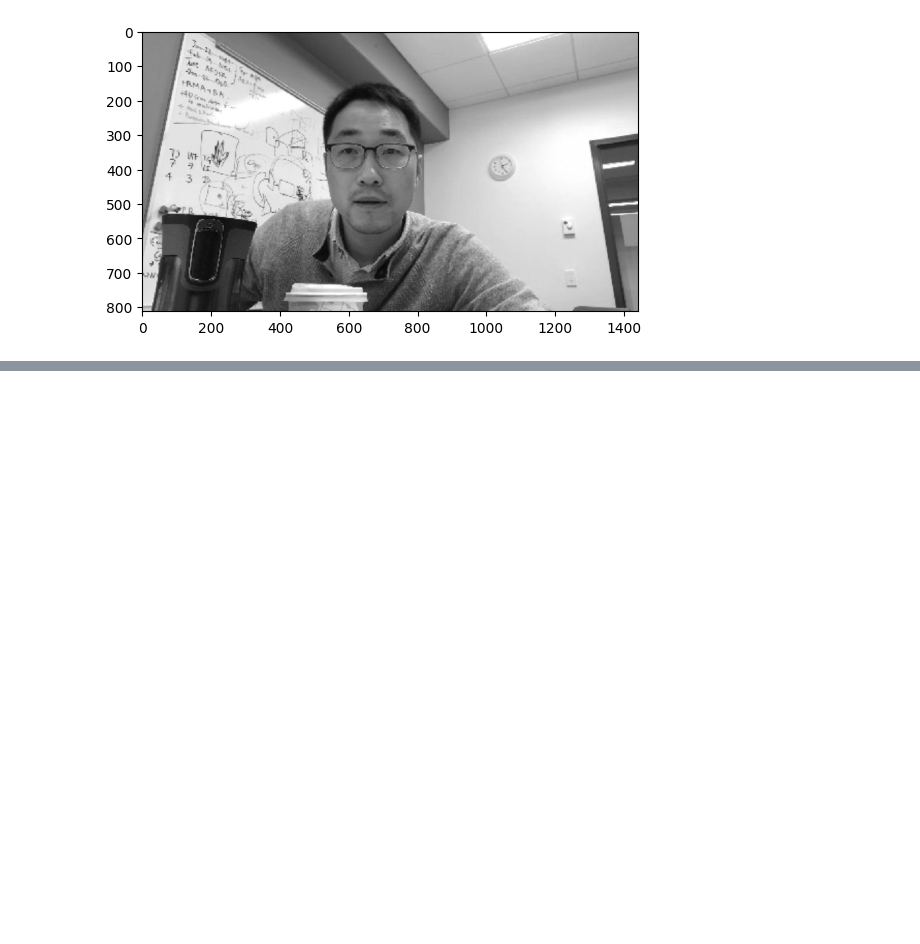
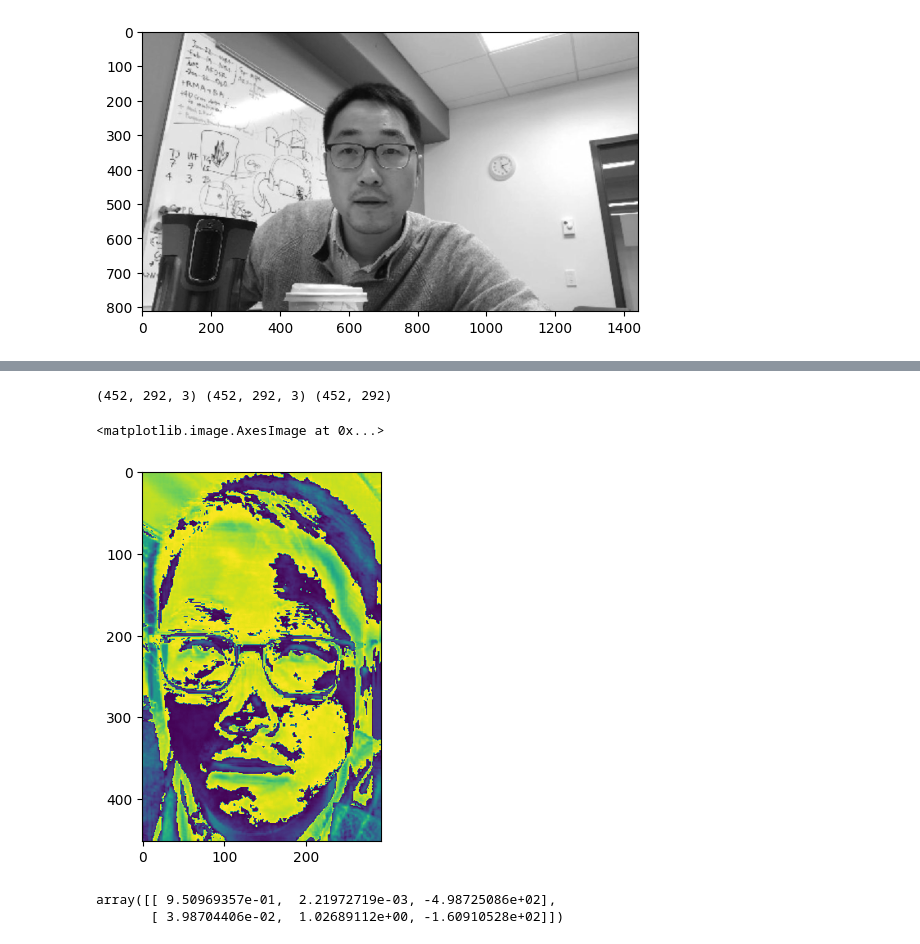
Before and after one commit to AlpriElse/Sandboxed, a Jupyter notebook: 2024-02_cv-toying/umn-cv-hw2.ipynb, the cells around one changed output, grey strips where cells are left out. Saved outputs shown, nothing was run; the diff lists cells and outputs as text; code cells hidden in the pictures; blank space fills up the shorter version.

```diff
--- a/2024-02_cv-toying/umn-cv-hw2.ipynb
+++ b/2024-02_cv-toying/umn-cv-hw2.ipynb
@@ -82,0 +109,13 @@ AttributeError: 'list' object has no attribute 'queryIdx'
+# %%
+error_img = np.abs(cv.cvtColor(transformed_image, cv.COLOR_BGR2GRAY) - template_gray)
+print(transformed_image.shape, template_img.shape, error_img.shape)
+plt.imshow(error_img)
+# %% [output]
+(452, 292, 3) (452, 292, 3) (452, 292)
+<matplotlib.image.AxesImage at 0x...>
+[figure, added]
+# %%
+M
+# %% [output]
+array([[ 9.50969357e-01,  2.21972719e-03, -4.98725086e+02],
+       [ 3.98704406e-02,  1.02689112e+00, -1.60910528e+02]])
```
Also changed, not shown: parts of 10 cells of this notebook.
